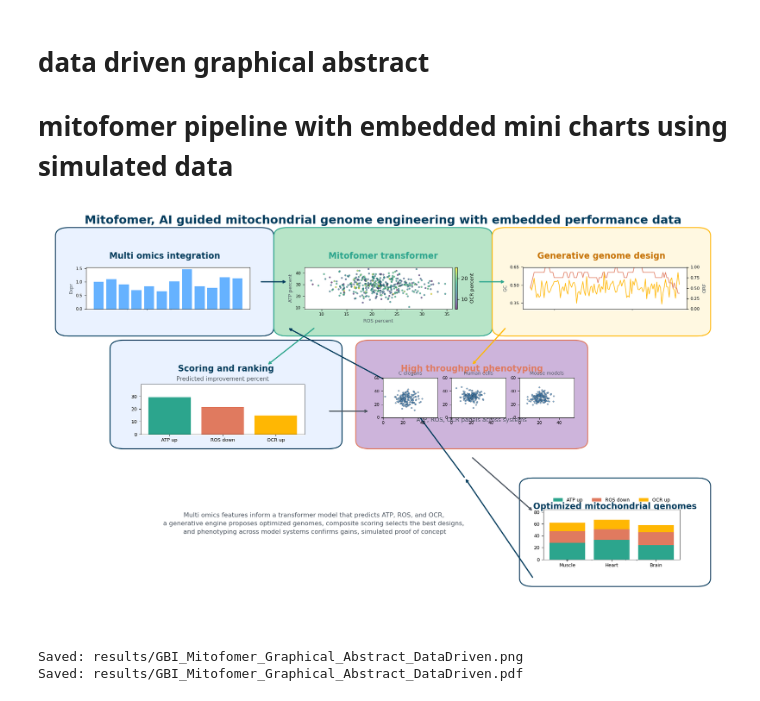
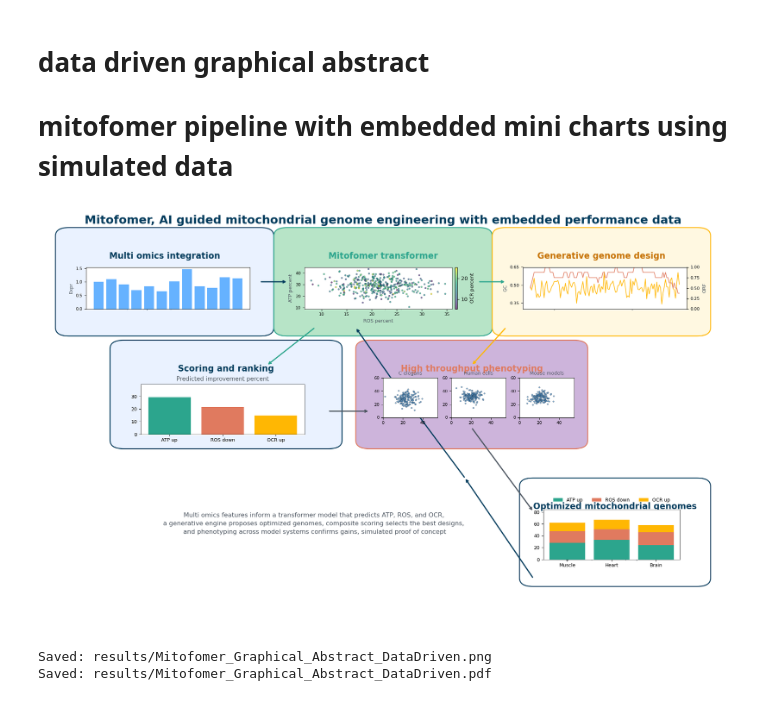
Before and after one commit to mpetalcorin/Mitofomer-AI-Guided-Synthetic-Mitochondrial-Genome-Engineering, a Jupyter notebook: 05_graphical_abstract.ipynb.ipynb, the cells around one changed output. Drawn from its saved outputs; the diff is of its cells as text; code cells hidden in the pictures.

Commit message:
notebook
The 05_graphical_abstract.ipynb notebook generates a data-driven graphical abstract that visually summarizes the Mitofomer AI pipeline, integrating multi-omics inputs, transformer-based phenotype predictions, generative mitochondrial genome design, composite scoring, and cross-species experimental validation into a single high-resolution figure.

```diff
--- a/05_graphical_abstract.ipynb.ipynb
+++ b/05_graphical_abstract.ipynb.ipynb
@@ -140,7 +140,7 @@ b4 = add_block(ax, 0.12, 0.45, 0.30, 0.22,                          # composite
 b5 = add_block(ax, 0.48, 0.45, 0.30, 0.22,                          # phenotyping block
                face=COL["ox_lilac"], edge=COL["ox_rose"],
                title="High throughput phenotyping",
-               subtitle="ATP, ROS, OCR panels across systems",
+               # subtitle="ATP, ROS, OCR panels across systems",
                title_color=COL["ox_rose"])
 
 # arrows connecting generator to scoring, and scoring to phenotyping
@@ -156,10 +156,10 @@ b6 = add_block(ax, 0.72, 0.12, 0.24, 0.22,                          # final opti
                title_color=COL["ox_blue"])
 
 # arrows indicating feedback from outcomes back to earlier stages for learning
-add_arrow(ax, (0.63, 0.41), (0.72, 0.28), color=COL["ox_slate"])    # phenotyping to outcomes
+add_arrow(ax, (0.63, 0.48), (0.72, 0.28), color=COL["ox_slate"])    # phenotyping to outcomes
 add_arrow(ax, (0.72, 0.12), (0.62, 0.36), color=COL["ox_blue"])     # outcomes to model area
 add_arrow(ax, (0.62, 0.36), (0.52, 0.58), color=COL["ox_blue"])     # outcomes to phenotyping
-add_arrow(ax, (0.52, 0.58), (0.36, 0.72), color=COL["ox_blue"])     # outcomes to model
+add_arrow(ax, (0.52, 0.58), (0.46, 0.72), color=COL["ox_blue"])     # outcomes to model
 
 # add a mini bar chart inside the multi omics block
 ax_omics = fig.add_axes([0.065, 0.765, 0.24, 0.10])                 # small axes positioned within block one
@@ -226,35 +226,35 @@ for a, xa, ya, title in [
     a.set_xlim(0, 55)
     a.set_ylim(0, 60)
     a.set_title(title, fontsize=9, color=COL["ox_slate"])
     a.tick_params(labelsize=8)
     for sp in a.spines.values():
         sp.set_linewidth(0.6)
 
 # add a stacked outcome chart inside the final outcomes block
 ax_out = fig.add_axes([0.735, 0.165, 0.20, 0.12])                   # small axes in block six
 idx = np.arange(len(tissues))                                       # positions of the bars
 ax_out.bar(idx, t_atp, color=COL["ox_teal"], label="ATP up")        # base layer for atp gain
 ax_out.bar(idx, t_ros, bottom=t_atp, color=COL["ox_rose"], label="ROS down")   # ros reduction stacked on top
 ax_out.bar(idx, t_ocr, bottom=t_atp + t_ros, color=COL["ox_gold"], label="OCR up")  # ocr stacked on top
 ax_out.set_xticks(idx)
 ax_out.set_xticklabels(tissues)
 ax_out.set_ylim(0, 85)
 ax_out.tick_params(labelsize=9)
 ax_out.legend(frameon=False, fontsize=9, ncols=3, loc="upper center", bbox_to_anchor=(0.5, 1.32))
 for sp in ax_out.spines.values():
     sp.set_linewidth(0.6)
 
 # save the final figure in png and pdf formats
-png_path = RESULTS_DIR / "GBI_Mitofomer_Graphical_Abstract_DataDriven.png"     # path for png
-pdf_path = RESULTS_DIR / "GBI_Mitofomer_Graphical_Abstract_DataDriven.pdf"     # path for pdf
+png_path = RESULTS_DIR / "Mitofomer_Graphical_Abstract_DataDriven.png"     # path for png
+pdf_path = RESULTS_DIR / "Mitofomer_Graphical_Abstract_DataDriven.pdf"     # path for pdf
 plt.savefig(png_path, dpi=600, bbox_inches="tight")                             # high resolution png
 plt.savefig(pdf_path, bbox_inches="tight")                                      # vector pdf
 plt.show()                                                                      # display in the notebook
 
 # confirm file locations to the user
 print("Saved:", png_path)
 print("Saved:", pdf_path)
 # %% [output]
-[figure, old version]
+[figure, new version]
-Saved: results/GBI_Mitofomer_Graphical_Abstract_DataDriven.png
-Saved: results/GBI_Mitofomer_Graphical_Abstract_DataDriven.pdf
+Saved: results/Mitofomer_Graphical_Abstract_DataDriven.png
+Saved: results/Mitofomer_Graphical_Abstract_DataDriven.pdf
```
